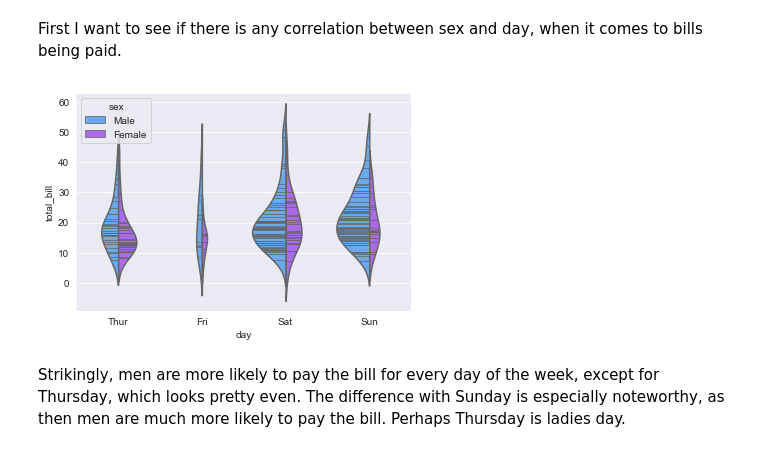
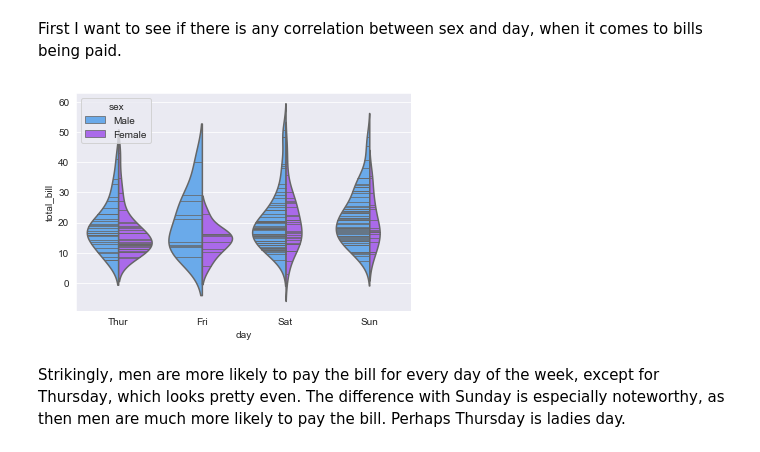
Before and after one commit to Ardvb/FODAProject2019, a Jupyter notebook: FODA Assessment 2019.ipynb, the cells around one changed output. Cells and saved outputs as stored; diff of their text form; code cells hidden in the pictures.

```diff
--- a/FODA Assessment 2019.ipynb
+++ b/FODA Assessment 2019.ipynb
@@ -646,10 +654,12 @@ So while absolute tip size increases with the size of the party, the relative ti
 # %% [markdown]
 First I want to see if there is any correlation between sex and day, when it comes to bills being paid.
 # %%
-
-sns.violinplot(x="day", y="total_bill", hue="sex", data=tips, palette="cool", split=True, scale="count", inner="stick", scale_hue=False);
+# Plot a violinplot. A violinplot shows the distribution of categorical data.
+# Instead of corresponding ti actual data points, it features a kernel density estimation.
+sns.violinplot(x="day", y="total_bill", hue="sex", data=tips, palette="cool", split=True, scale="count", inner="stick");
+#
 # %% [output]
-[figure, old version]
+[figure, new version]
 # %% [markdown]
 Strikingly, men are more likely to pay the bill for every day of the week, except for Thursday, which looks pretty even. The difference with Sunday is especially noteworthy, as then men are much more likely to pay the bill. Perhaps Thursday is ladies day.
 # %% [markdown]
```
Also changed, not shown: parts of 38 cells of this notebook.
